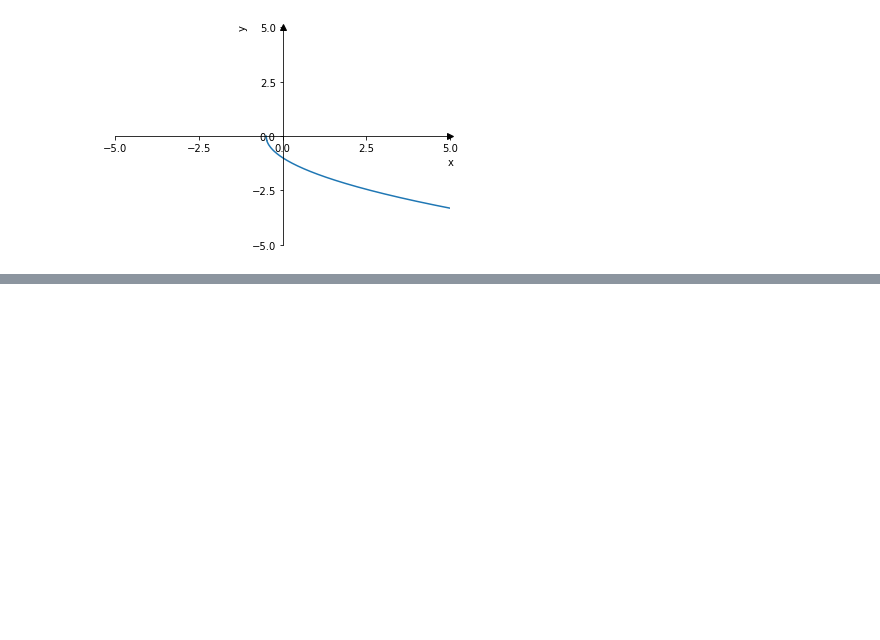
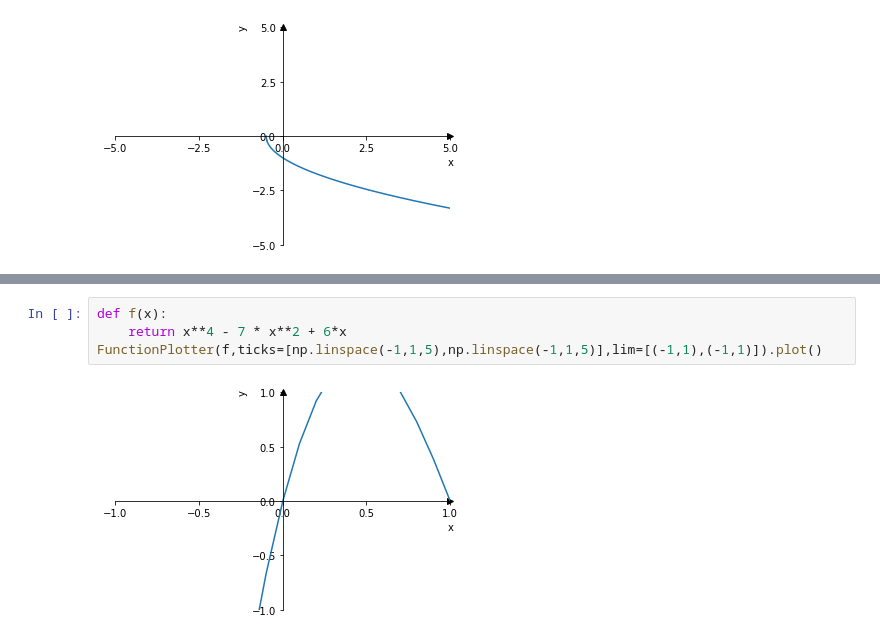
Before and after one commit to Zhurp2020/NLP-from-scratch, a Jupyter notebook: Thomas Calculus/Chapter 1 code.ipynb, the cells around one changed output, grey strips where cells are left out. Drawn from its saved outputs; the diff is of its cells as text; blank space fills up the shorter version.

```diff
--- a/Thomas Calculus/Chapter 1 code.ipynb
+++ b/Thomas Calculus/Chapter 1 code.ipynb
@@ -358,0 +410,6 @@ FunctionPlotter(f,3,np.linspace(-0.5,5,200)).plot()
+# %%
+def f(x):
+    return x**4 - 7 * x**2 + 6*x
+FunctionPlotter(f,ticks=[np.linspace(-1,1,5),np.linspace(-1,1,5)],lim=[(-1,1),(-1,1)]).plot()
+# %% [output]
+[figure, added]
```
Also changed, not shown: parts of 13 cells of this notebook, 4 other files.
